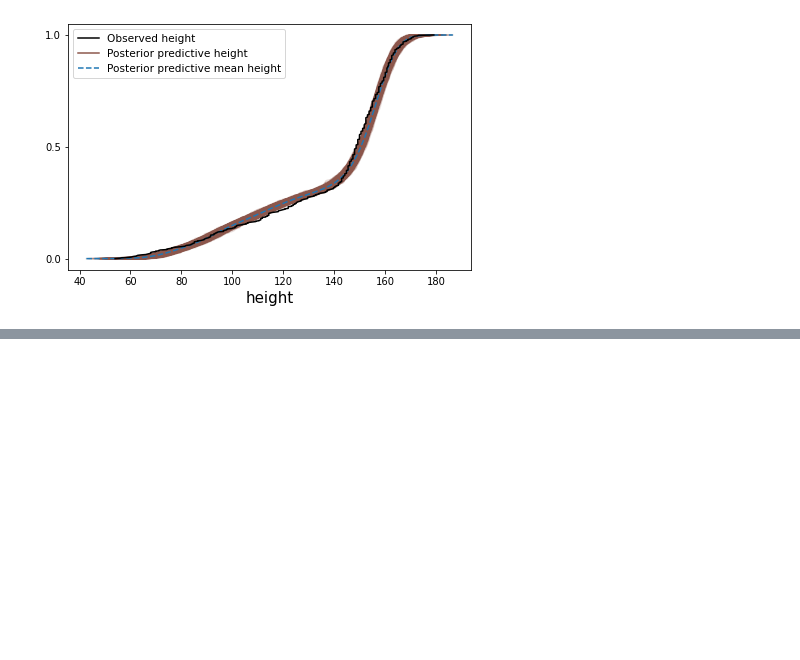
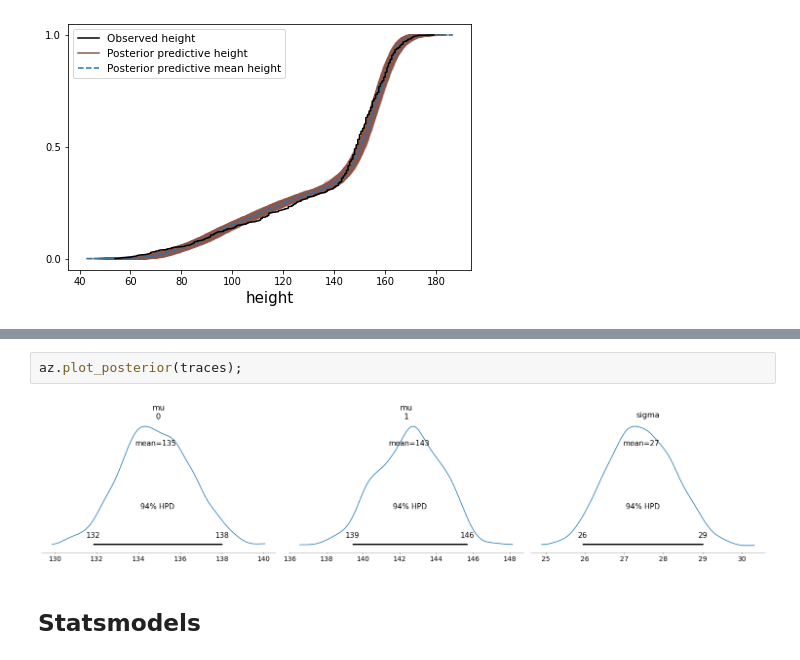
Before and after one commit to swilsonmfc/bayesian, a Jupyter notebook: LinearRegression.ipynb, the cells around one changed output, grey strips where cells are left out. Cells and saved outputs as stored; diff of their text form; blank space fills up the shorter version.

```diff
--- a/LinearRegression.ipynb
+++ b/LinearRegression.ipynb
@@ -491,0 +551,6 @@ az.plot_ppc(idata, kind='cumulative');
+# %%
+az.plot_posterior(traces);
+# %% [output]
+[figure, added]
+# %% [markdown]
+## Statsmodels
```
Also changed, not shown: parts of 41 cells of this notebook.
